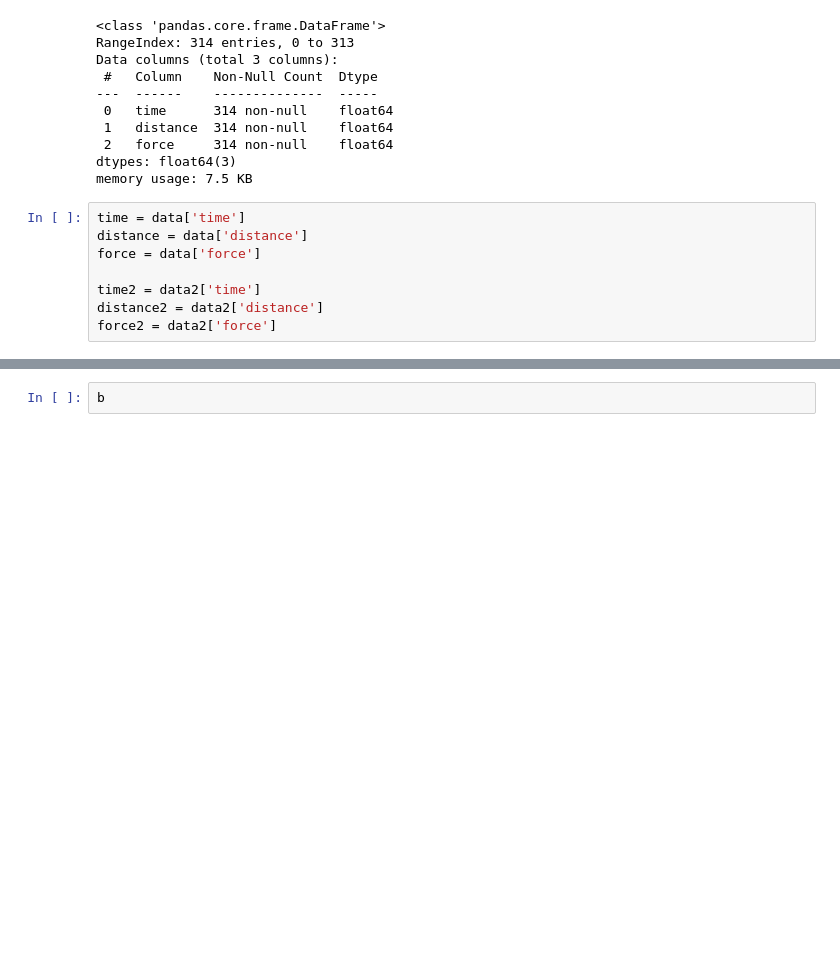
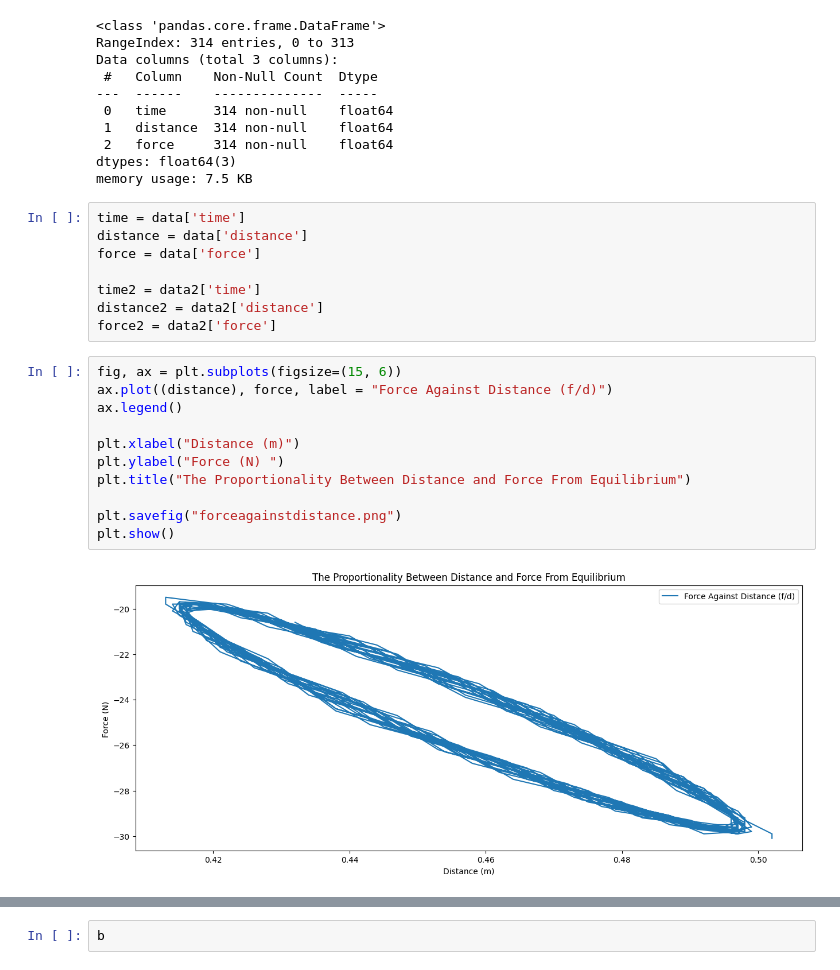
Before and after one commit to ClarkieUK/Data-Analysis, a Jupyter notebook: notebook.ipynb, the cells around one changed output, grey strips where cells are left out. Saved outputs shown, nothing was run; the diff lists cells and outputs as text; blank space fills up the shorter version.

```diff
--- a/notebook.ipynb
+++ b/notebook.ipynb
@@ -57,5 +58,18 @@ force = data['force']
 time2 = data2['time']
 distance2 = data2['distance']
 force2 = data2['force']
+# %%
+fig, ax = plt.subplots(figsize=(15, 6))
+ax.plot((distance), force, label = "Force Against Distance (f/d)")
+ax.legend()
+
+plt.xlabel("Distance (m)")
+plt.ylabel("Force (N) ")
+plt.title("The Proportionality Between Distance and Force From Equilibrium")
+
+plt.savefig("forceagainstdistance.png")
+plt.show()
+# %% [output]
+[figure, added]
 # %%
 fig, ax = plt.subplots(figsize=(15, 6))
```
Also changed, not shown: parts of 7 cells of this notebook, 2 other files.
